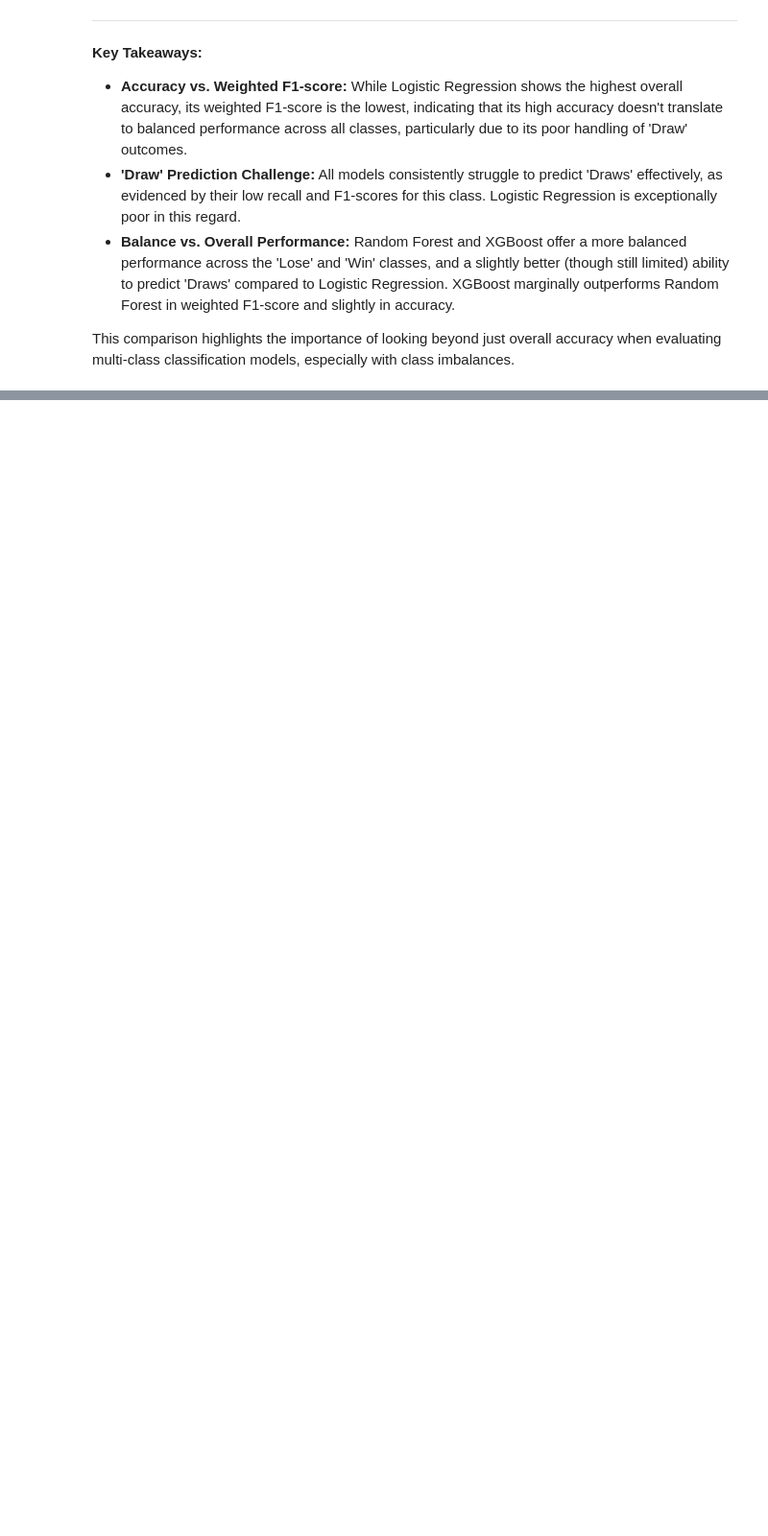
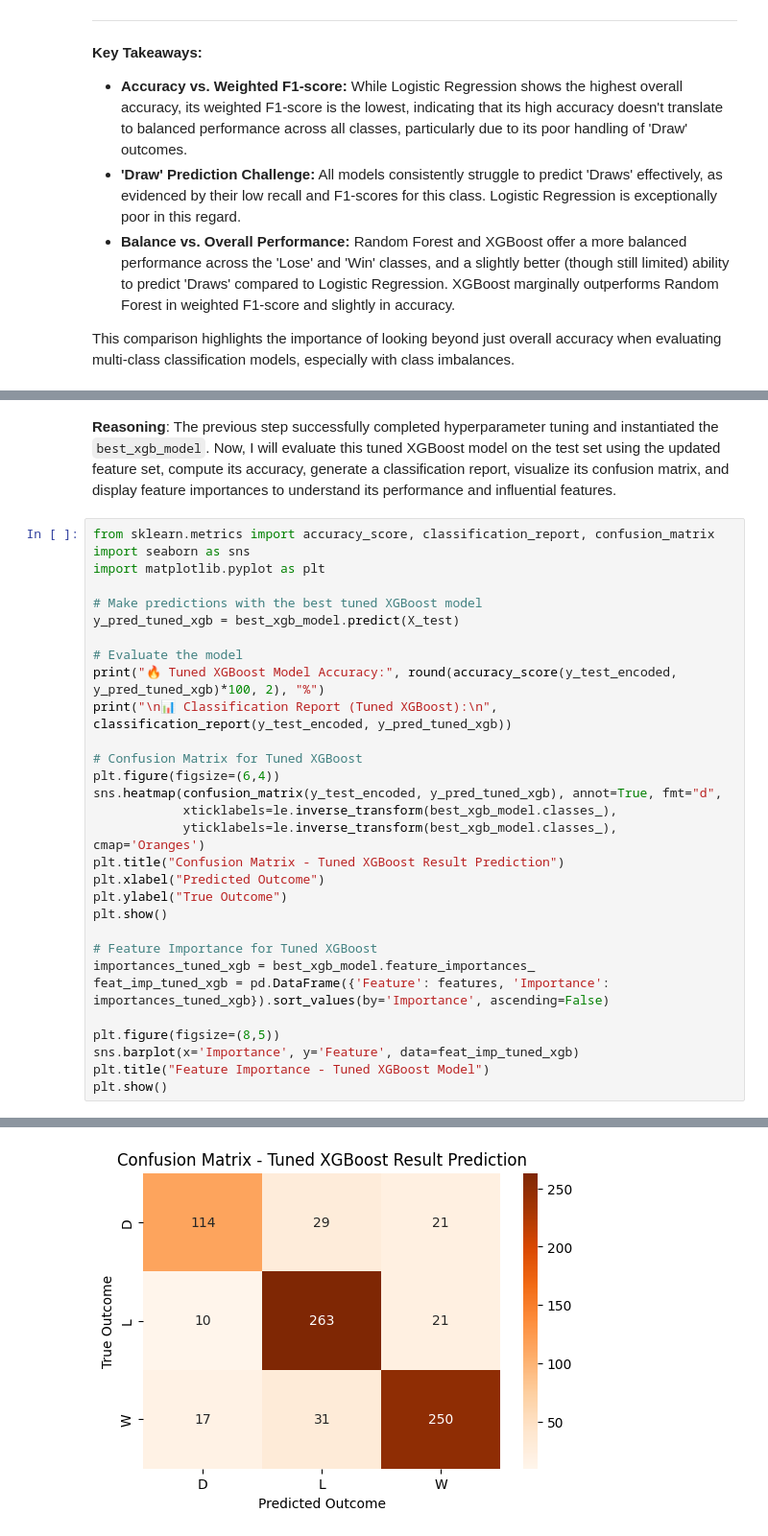
Before and after one commit to sankalp120/premierleague_predictor, a Jupyter notebook: notebook.ipynb, the cells around one changed output, grey strips where cells are left out. Shown at 96% size. Saved outputs shown, nothing was run; the diff lists cells and outputs as text; blank space fills up the shorter version.

Commit message:
Created using Colab - hyperparameter tuning test+crazy accuracy

```diff
--- a/notebook.ipynb
+++ b/notebook.ipynb
@@ -725,0 +1026,34 @@ This comparison highlights the importance of looking beyond just overall accurac
+# %% [markdown]
+**Reasoning**:
+The previous step successfully completed hyperparameter tuning and instantiated the `best_xgb_model`. Now, I will evaluate this tuned XGBoost model on the test set using the updated feature set, compute its accuracy, generate a classification report, visualize its confusion matrix, and display feature importances to understand its performance and influential features.
+# %%
+from sklearn.metrics import accuracy_score, classification_report, confusion_matrix
+import seaborn as sns
+import matplotlib.pyplot as plt
+
+# Make predictions with the best tuned XGBoost model
+y_pred_tuned_xgb = best_xgb_model.predict(X_test)
+
+# Evaluate the model
+print("🔥 Tuned XGBoost Model Accuracy:", round(accuracy_score(y_test_encoded, y_pred_tuned_xgb)*100, 2), "%")
+print("\n📊 Classification Report (Tuned XGBoost):\n", classification_report(y_test_encoded, y_pred_tuned_xgb))
+
+# Confusion Matrix for Tuned XGBoost
+plt.figure(figsize=(6,4))
+sns.heatmap(confusion_matrix(y_test_encoded, y_pred_tuned_xgb), annot=True, fmt="d",
+            xticklabels=le.inverse_transform(best_xgb_model.classes_),
+            yticklabels=le.inverse_transform(best_xgb_model.classes_), cmap='Oranges')
+plt.title("Confusion Matrix - Tuned XGBoost Result Prediction")
+plt.xlabel("Predicted Outcome")
+plt.ylabel("True Outcome")
+plt.show()
+
+# Feature Importance for Tuned XGBoost
+importances_tuned_xgb = best_xgb_model.feature_importances_
+feat_imp_tuned_xgb = pd.DataFrame({'Feature': features, 'Importance': importances_tuned_xgb}).sort_values(by='Importance', ascending=False)
+
+plt.figure(figsize=(8,5))
+sns.barplot(x='Importance', y='Feature', data=feat_imp_tuned_xgb)
+plt.title("Feature Importance - Tuned XGBoost Model")
+plt.show()
+# %% [output]
@@ -725,0 +1072 @@ This comparison highlights the importance of looking beyond just overall accurac
+[figure, added]
```
Also changed, not shown: parts of 82 cells of this notebook.
